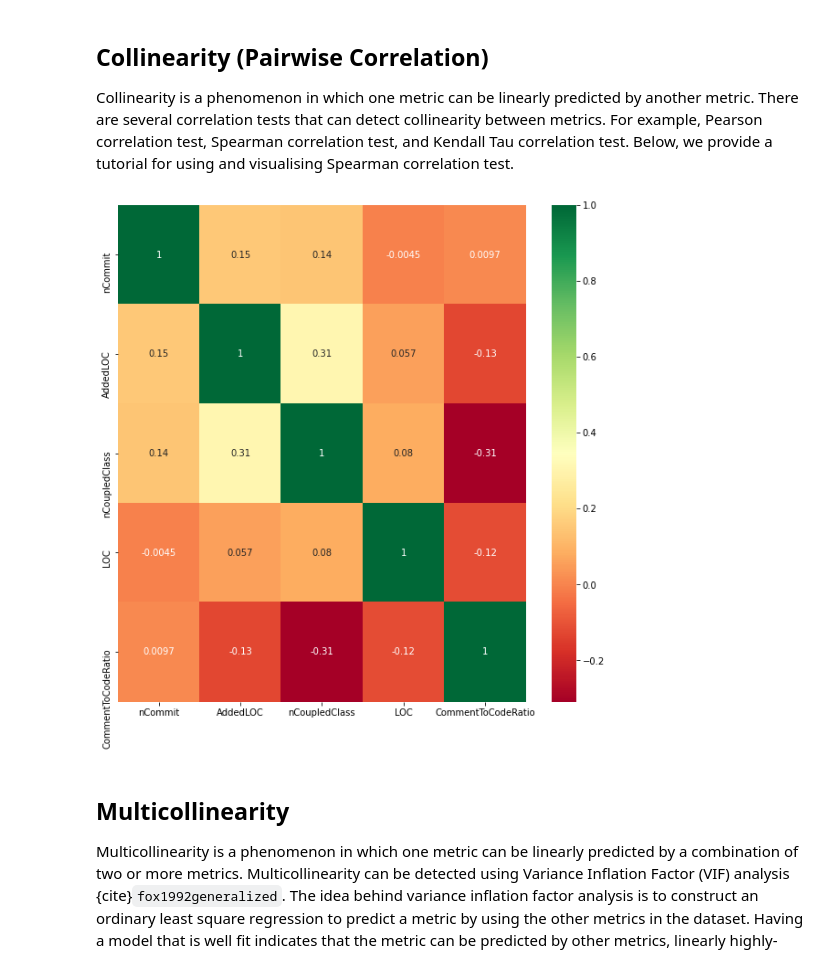
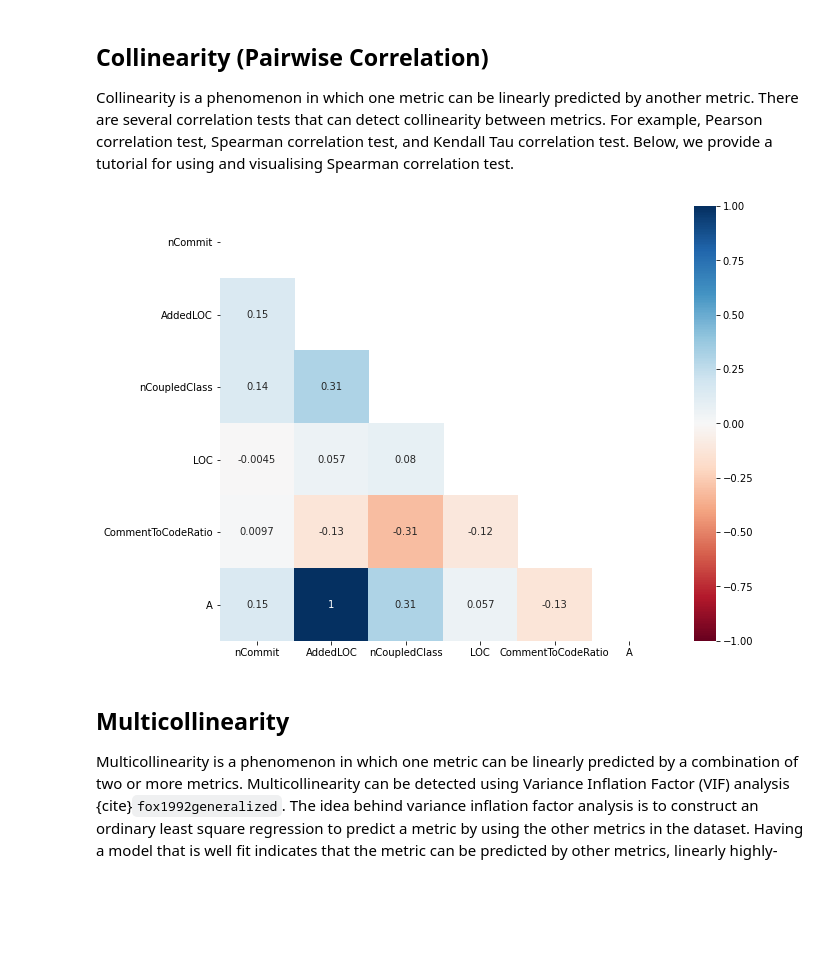
Before and after one commit to xai4se/xai4se.github.io, a Jupyter notebook: docs/software-analytics/correlation-analysis.ipynb, the cells around one changed output. Drawn from its saved outputs; the diff is of its cells as text; code cells hidden in the pictures; blank space fills up the shorter version.

```diff
--- a/docs/software-analytics/correlation-analysis.ipynb
+++ b/docs/software-analytics/correlation-analysis.ipynb
@@ -64,21 +64,38 @@ Below, we provide a tutorial for using and visualising Spearman correlation test
 # %%
 # Import for Correlation tests
 import pandas as pd
 import numpy as np
 import seaborn as sns
 import matplotlib.pyplot as plt
+import random
+
+# Prepare a dataframe for collinearity simulation
+X_Corr = X_train.copy()
+
+# Simulate a collinearity situation of AddedLOC and A
+X_Corr['A'] = [2 * x_i + random.random() for x_i in X_Corr['AddedLOC']]
+
 
 # There are 3 options for the parameter setting of method as follows:
 # pearson : standard correlation coefficient
 # kendall : Kendall Tau correlation coefficient
 # spearman : Spearman rank correlation
-corrmat = X_train.corr(method='spearman')
+corrmat = X_Corr.corr(method='spearman')
 top_corr_features = corrmat.index
-plt.figure(figsize=(10,10))
+
+
+# Visualise a lower-triangle correlation heatmap
+mask_df = np.triu(np.ones(corrmat.shape)).astype(np.bool)
+plt.figure(figsize=(10,8))
 #plot heat map
-g=sns.heatmap(X_train[top_corr_features].corr(),annot=True,cmap="RdYlGn")
+g=sns.heatmap(X_Corr[top_corr_features].corr(),
+              mask = mask_df,
+              vmin = -1,
+              vmax = 1,
+              annot=True,
+              cmap="RdBu")
 # %% [output]
-[figure, old version]
+[figure, new version]
 # %% [markdown]
 ## Multicollinearity
 
```
Also changed, not shown: parts of 9 cells of this notebook, 1 other file.
